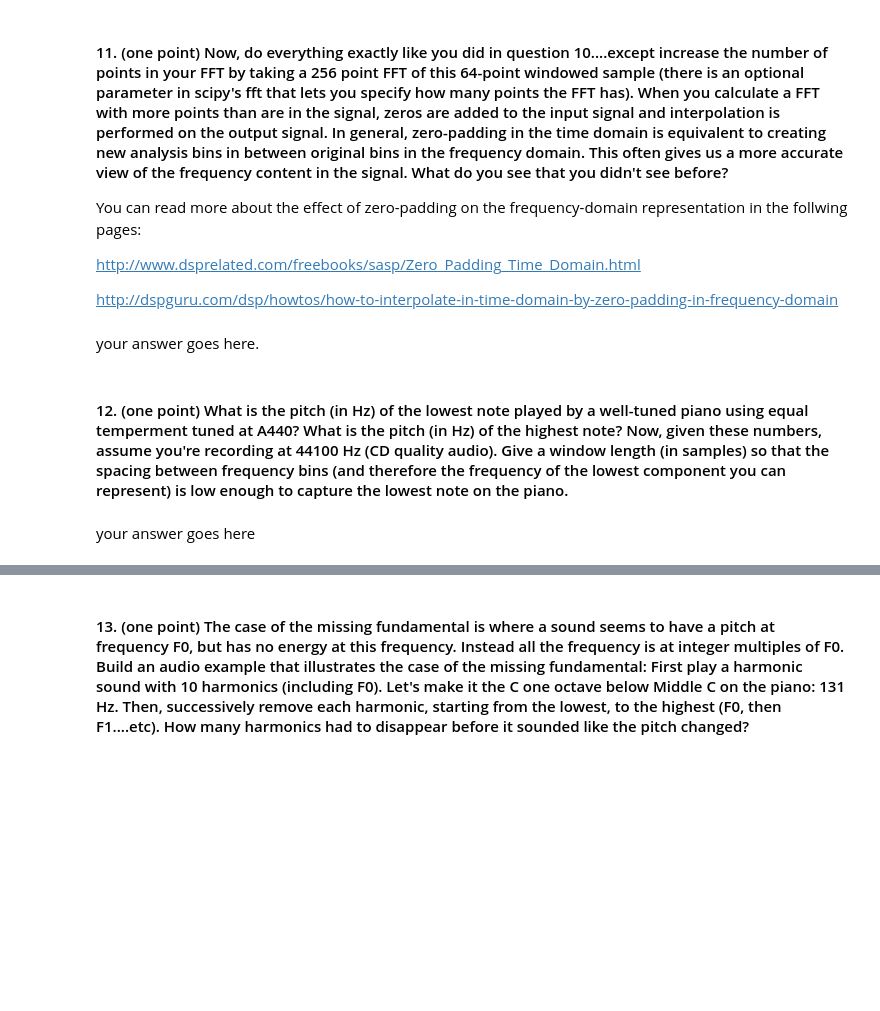
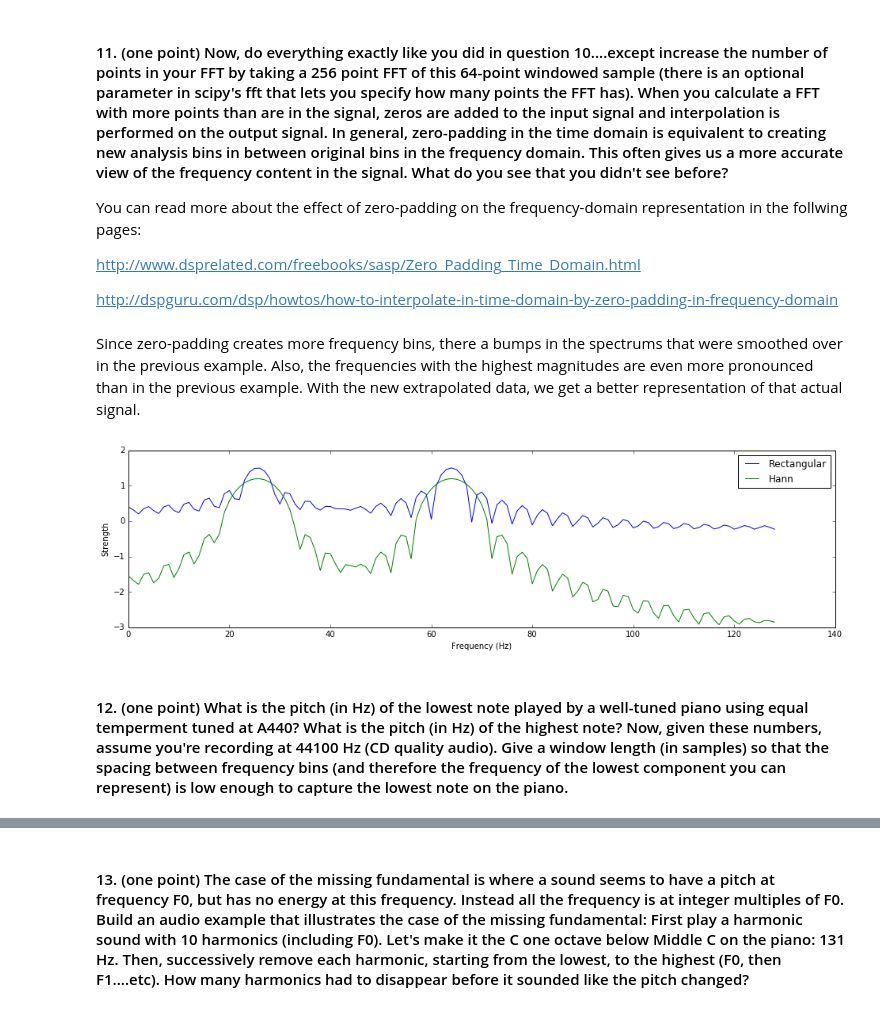
Before and after one commit to hannah-rose/musical_machines, a Jupyter notebook: HW1/HW1.ipynb, the cells around one changed output, grey strips where cells are left out. Cells and saved outputs as stored; diff of their text form; code cells hidden in the pictures; blank space fills up the shorter version.

```diff
--- a/HW1/HW1.ipynb
+++ b/HW1/HW1.ipynb
@@ -370,25 +430,27 @@ You can read more about the effect of zero-padding on the frequency-domain repre
 http://www.dsprelated.com/freebooks/sasp/Zero_Padding_Time_Domain.html
 
 http://dspguru.com/dsp/howtos/how-to-interpolate-in-time-domain-by-zero-padding-in-frequency-domain
-# %% [markdown]
-your answer goes here.
+# %% [markdown]
+Since zero-padding creates more frequency bins, there a bumps in the spectrums that were smoothed over in the previous example. Also, the frequencies with the highest magnitudes are even more pronounced than in the previous example. With the new extrapolated data, we get a better representation of that actual signal.
 # %%
 # write the code here
 
 # Make sinewave
 sine0 = make_sinewave(100., 3., 1000)
 sine1 = make_sinewave(250., 3., 1000)
 sine2 = sine0 + sine1
 
 # Rectangular window of 64 samples
-win0 = ISideWith:sine2[:64]
+win0 = sine2[:64]
 fft0 = sp.fftpack.fft(win0, n=256)
 
 # Hann window of 64 samples
 win1 = sp.signal.hann(64)
 win1 = win1 * win0
 fft1 = sp.fftpack.fft(win1, n=256)
+
+cmp_windows(fft0, fft1, 64)
+# %% [output]
+[figure, added]
 # %% [markdown]
 #### 12. (one point) What is the pitch (in Hz) of the lowest note played by a well-tuned piano using equal temperment tuned at A440? What is the pitch (in Hz) of the highest note? Now, given these numbers, assume you're recording at 44100 Hz (CD quality audio). Give a window length (in samples) so that the spacing between frequency bins (and therefore the frequency of the lowest component you can represent) is low enough to capture the lowest note on the piano.
-# %% [markdown]
-your answer goes here
```
Also changed, not shown: parts of 16 cells of this notebook.
